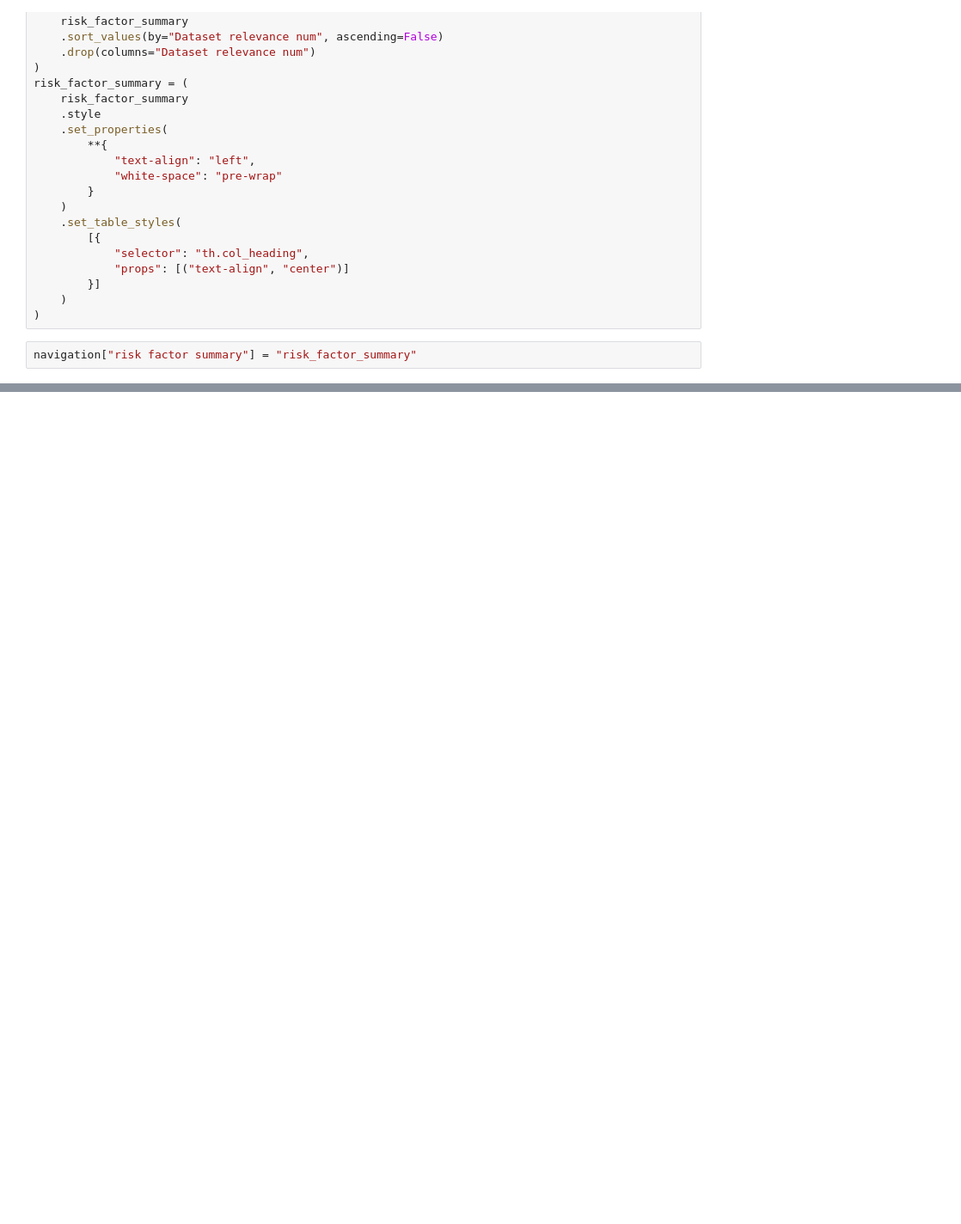
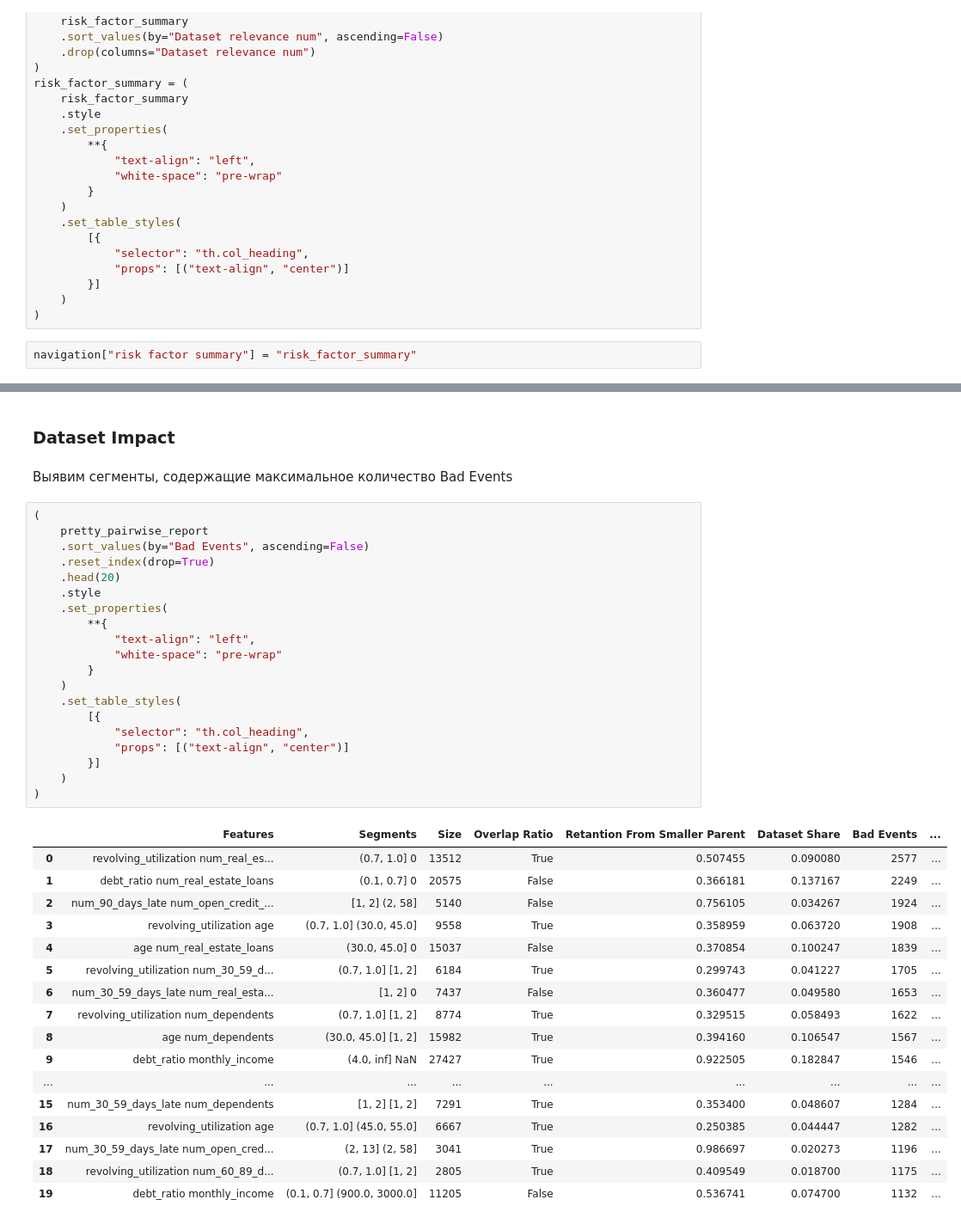
Before and after one commit to drema3-4/Credit-Risk-Analytics-and-Scoring, a Jupyter notebook: src/notebooks/02_risk_analysis.ipynb, the cells around one changed output, grey strips where cells are left out. Shown at 86% size. Cells and saved outputs as stored; diff of their text form; blank space fills up the shorter version.

```diff
--- a/src/notebooks/02_risk_analysis.ipynb
+++ b/src/notebooks/02_risk_analysis.ipynb
@@ -2029,0 +2443,42 @@ risk_factor_summary
+# %% [markdown]
+### Dataset Impact
+# %% [markdown]
+Выявим сегменты, содержащие максимальное количество Bad Events
+# %%
+(
+    pretty_pairwise_report
+    .sort_values(by="Bad Events", ascending=False)
+    .reset_index(drop=True)
+    .head(20)
+    .style
+    .set_properties(
+        **{
+            "text-align": "left",
+            "white-space": "pre-wrap"
+        }
+    )
+    .set_table_styles(
+        [{
+            "selector": "th.col_heading",
+            "props": [("text-align", "center")]
+        }]
+    )
+)
+# %% [output]
+|  | Features | Segments | Size | Overlap Ratio | Retantion From Smaller Parent | Dataset Share | Bad Events | ... |
+| 0 | revolving_utilization num_real_es... | (0.7, 1.0] 0 | 13512 | True | 0.507455 | 0.090080 | 2577 | ... |
+| 1 | debt_ratio num_real_estate_loans | (0.1, 0.7] 0 | 20575 | False | 0.366181 | 0.137167 | 2249 | ... |
+| 2 | num_90_days_late num_open_credit_... | [1, 2] (2, 58] | 5140 | False | 0.756105 | 0.034267 | 1924 | ... |
+| 3 | revolving_utilization age | (0.7, 1.0] (30.0, 45.0] | 9558 | True | 0.358959 | 0.063720 | 1908 | ... |
+| 4 | age num_real_estate_loans | (30.0, 45.0] 0 | 15037 | False | 0.370854 | 0.100247 | 1839 | ... |
+| 5 | revolving_utilization num_30_59_d... | (0.7, 1.0] [1, 2] | 6184 | True | 0.299743 | 0.041227 | 1705 | ... |
+| 6 | num_30_59_days_late num_real_esta... | [1, 2] 0 | 7437 | False | 0.360477 | 0.049580 | 1653 | ... |
+| 7 | revolving_utilization num_dependents | (0.7, 1.0] [1, 2] | 8774 | True | 0.329515 | 0.058493 | 1622 | ... |
+| 8 | age num_dependents | (30.0, 45.0] [1, 2] | 15982 | True | 0.394160 | 0.106547 | 1567 | ... |
+| 9 | debt_ratio monthly_income | (4.0, inf] NaN | 27427 | True | 0.922505 | 0.182847 | 1546 | ... |
+| ... | ... | ... | ... | ... | ... | ... | ... | ... |
+| 15 | num_30_59_days_late num_dependents | [1, 2] [1, 2] | 7291 | True | 0.353400 | 0.048607 | 1284 | ... |
+| 16 | revolving_utilization age | (0.7, 1.0] (45.0, 55.0] | 6667 | True | 0.250385 | 0.044447 | 1282 | ... |
+| 17 | num_30_59_days_late num_open_cred... | (2, 13] (2, 58] | 3041 | True | 0.986697 | 0.020273 | 1196 | ... |
+| 18 | revolving_utilization num_60_89_d... | (0.7, 1.0] [1, 2] | 2805 | True | 0.409549 | 0.018700 | 1175 | ... |
+| 19 | debt_ratio monthly_income | (0.1, 0.7] (900.0, 3000.0] | 11205 | False | 0.536741 | 0.074700 | 1132 | ... |
```
Also changed, not shown: parts of 44 cells of this notebook.
